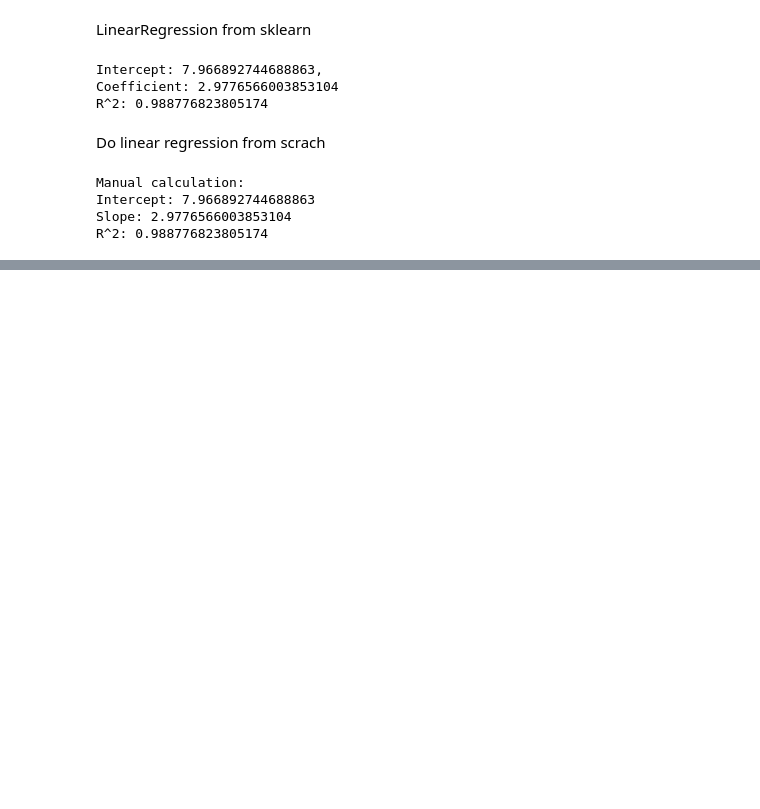
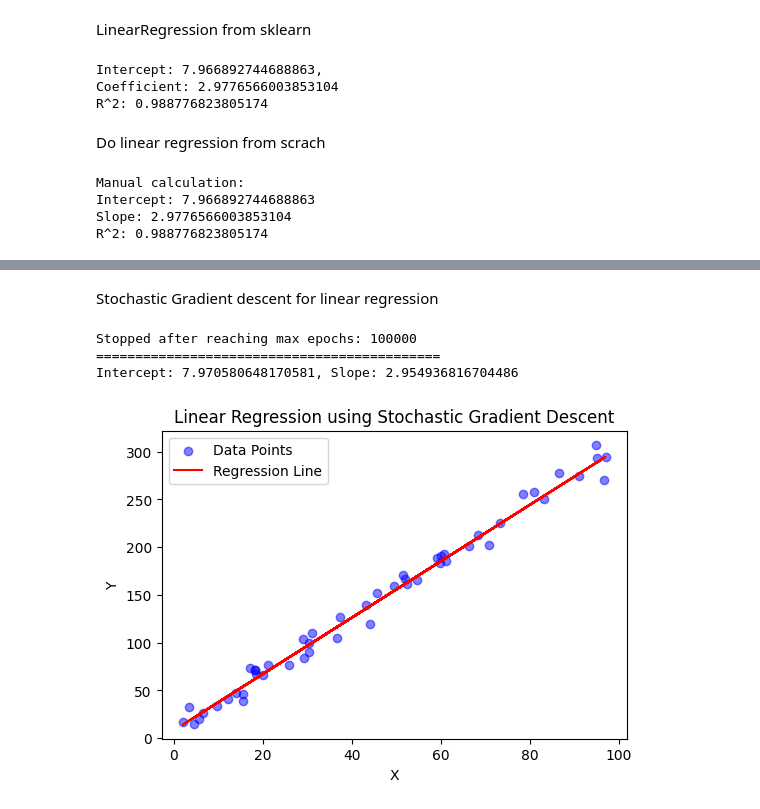
Before and after one commit to mysxc439/Biswa_PG3, a Jupyter notebook: ML/Sp/synthetic.ipynb, the cells around one changed output, grey strips where cells are left out. Saved outputs shown, nothing was run; the diff lists cells and outputs as text; code cells hidden in the pictures; blank space fills up the shorter version.

```diff
--- a/ML/Sp/synthetic.ipynb
+++ b/ML/Sp/synthetic.ipynb
@@ -92,0 +146,64 @@ R^2: 0.988776823805174
+# %% [markdown]
+Stochastic Gradient descent for linear regression
+# %%
+m = len(x)
+theta_0 = 0  # intercept
+theta_1 = 0.5  # initial slope guess
+
+cost_history_sgd = []
+alpha = 1e-5           # learning rate
+threshold = 1e-7       # convergence threshold
+epoch = 0
+max_epochs = int(5e5)
+
+while True:
+    # Shuffle data indices for each epoch (key step for SGD!)
+    indices = np.random.permutation(m)
+
+    for i in indices:
+        xi = x[i]
+        yi = y[i]
+        y_pred_i = theta_0 + theta_1 * xi
+
+        # Gradients based on a single sample
+        d_theta_0 = y_pred_i - yi
+        d_theta_1 = (y_pred_i - yi) * xi
+
+        # Update parameters
+        theta_0 -= alpha * d_theta_0
+        theta_1 -= alpha * d_theta_1
+
+    # Cost calculated once per epoch (not per sample)
+    y_pred_all = theta_0 + theta_1 * x
+    cost = np.mean((y_pred_all - y) ** 2)
+    cost_history_sgd.append(cost)
+
+    epoch += 1
+
+    # Stopping criteria
+    if epoch >= max_epochs:
+        print(f"Stopped after reaching max epochs: {max_epochs}")
+        break
+
+    if epoch > 2 and abs(cost_history_sgd[-1] - cost_history_sgd[-2]) < threshold:
+        print(f"Converged after {epoch} epochs")
+        break
+
+# Output results
+print("============================================")
+print(f"Intercept: {theta_0}, Slope: {theta_1}")
+
+# Plot
+plt.figure(figsize=(6, 4))
+plt.scatter(x, y, color='blue', alpha=0.5, label='Data Points')
+plt.plot(x, theta_0 + theta_1 * x, color='red', label='Regression Line')
+plt.xlabel('X')
+plt.ylabel('Y')
+plt.title('Linear Regression using Stochastic Gradient Descent')
+plt.legend()
+plt.show()
+# %% [output]
+Stopped after reaching max epochs: 100000
+============================================
+Intercept: 7.970580648170581, Slope: 2.954936816704486
+[figure, added]
```
Also changed, not shown: parts of 5 cells of this notebook, 1 other file.
